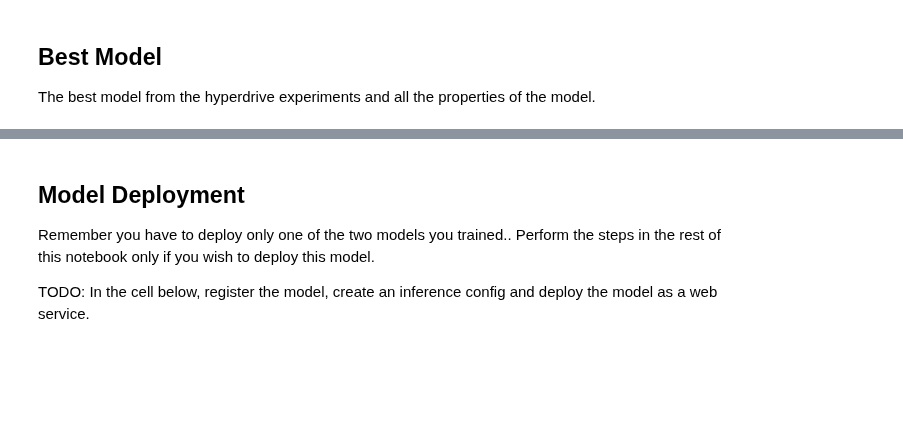
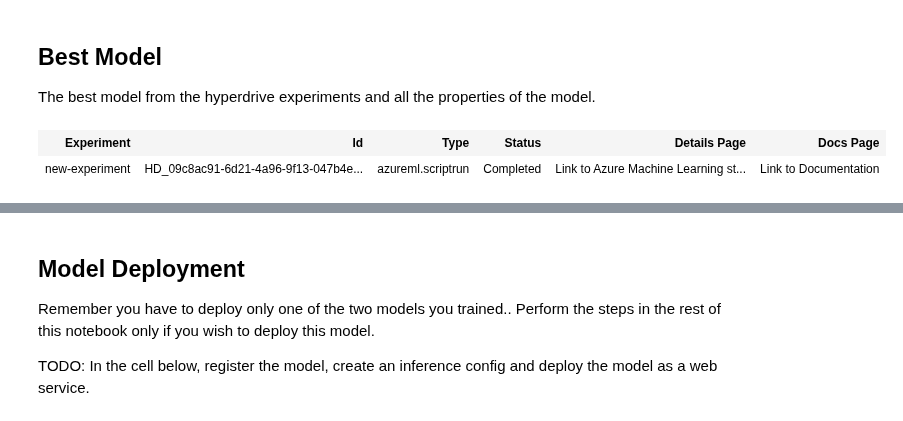
Before and after one commit to singh2010nidhi/Heart-Failure-Prediction-using-MSAzure, a Jupyter notebook: hyperparameter_tuning.ipynb, the cells around one changed output, grey strips where cells are left out. Cells and saved outputs as stored; diff of their text form; code cells hidden in the pictures; blank space fills up the shorter version.

```diff
--- a/hyperparameter_tuning.ipynb
+++ b/hyperparameter_tuning.ipynb
@@ -191,4 +191,11 @@ Web View: https://ml.azure.com/experiments/new-experiment/runs/HD_09c8ac91-6d21-
 ## Best Model
 
 The best model from the hyperdrive experiments and all the properties of the model.
+# %%
+best_hyperdrive_run = hyperdrive_run.get_best_run_by_primary_metric()
+best_run_metrics = best_hyperdrive_run.get_metrics()
+best_hyperdrive_run
+# %% [output]
+| Experiment | Id | Type | Status | Details Page | Docs Page |
+| new-experiment | HD_09c8ac91-6d21-4a96-9f13-047b4e... | azureml.scriptrun | Completed | Link to Azure Machine Learning st... | Link to Documentation |
 # %%
```
Also changed, not shown: parts of 2 cells of this notebook, 1 other file.
